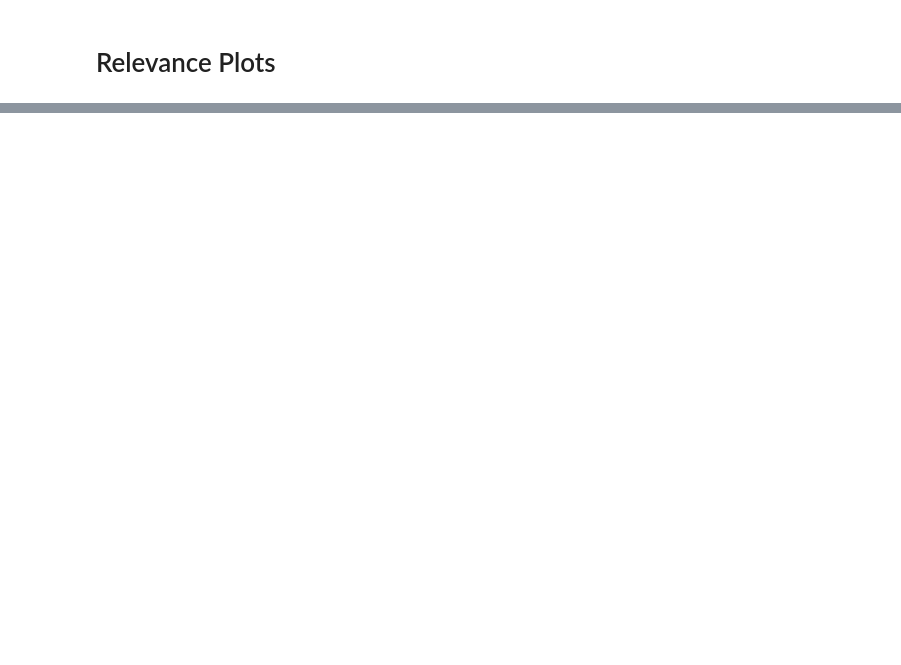
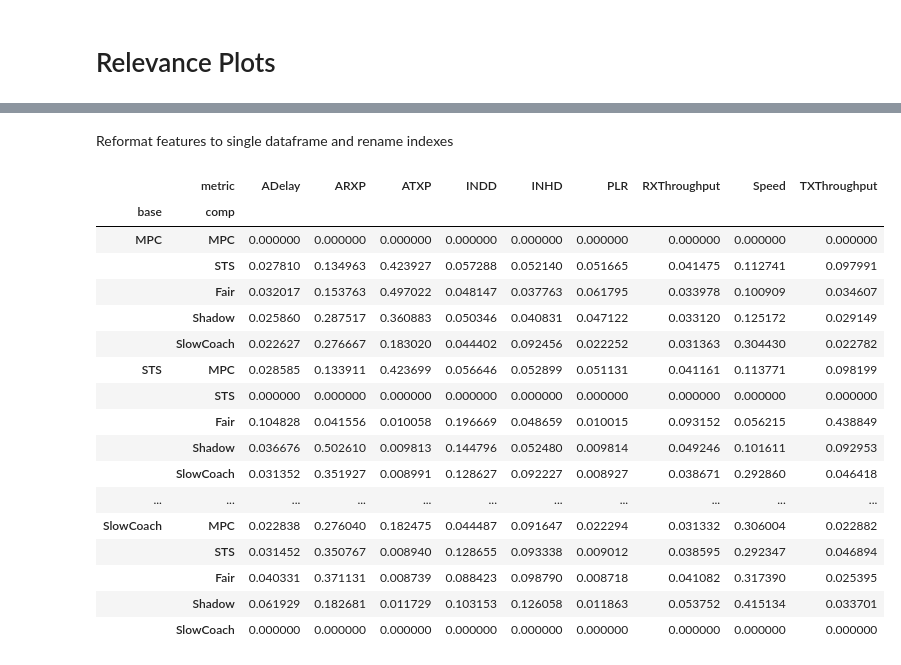
Before and after one commit to andrewbolster/aietes, a Jupyter notebook: scripts/notebooks/Chapters/Chapter 7.ipynb, the cells around one changed output, grey strips where cells are left out. Cells and saved outputs as stored; diff of their text form; code cells hidden in the pictures; blank space fills up the shorter version.

```diff
--- a/scripts/notebooks/Chapters/Chapter 7.ipynb
+++ b/scripts/notebooks/Chapters/Chapter 7.ipynb
@@ -71,0 +44,2 @@ dict(zip(metric_colour_map,[scalarMap.to_rgba(i) for i in range(len(metric_colou
+# %%
+outlier_feats =  target_weight_feature_extractor(outlier_weights)
@@ -71,0 +81,24 @@ dict(zip(metric_colour_map,[scalarMap.to_rgba(i) for i in range(len(metric_colou
+# %% [markdown]
+Reformat features to single dataframe and rename indexes
+# %%
+outlier_feats_formatted = format_features(outlier_feats)
+outlier_feats_formatted
+# %% [output]
+|  | metric | ADelay | ARXP | ATXP | INDD | INHD | PLR | RXThroughput | Speed | TXThroughput |
+| base | comp |  |  |  |  |  |  |  |  |  |
+| MPC | MPC | 0.000000 | 0.000000 | 0.000000 | 0.000000 | 0.000000 | 0.000000 | 0.000000 | 0.000000 | 0.000000 |
+|  | STS | 0.027810 | 0.134963 | 0.423927 | 0.057288 | 0.052140 | 0.051665 | 0.041475 | 0.112741 | 0.097991 |
+|  | Fair | 0.032017 | 0.153763 | 0.497022 | 0.048147 | 0.037763 | 0.061795 | 0.033978 | 0.100909 | 0.034607 |
+|  | Shadow | 0.025860 | 0.287517 | 0.360883 | 0.050346 | 0.040831 | 0.047122 | 0.033120 | 0.125172 | 0.029149 |
+|  | SlowCoach | 0.022627 | 0.276667 | 0.183020 | 0.044402 | 0.092456 | 0.022252 | 0.031363 | 0.304430 | 0.022782 |
+| STS | MPC | 0.028585 | 0.133911 | 0.423699 | 0.056646 | 0.052899 | 0.051131 | 0.041161 | 0.113771 | 0.098199 |
+|  | STS | 0.000000 | 0.000000 | 0.000000 | 0.000000 | 0.000000 | 0.000000 | 0.000000 | 0.000000 | 0.000000 |
+|  | Fair | 0.104828 | 0.041556 | 0.010058 | 0.196669 | 0.048659 | 0.010015 | 0.093152 | 0.056215 | 0.438849 |
+|  | Shadow | 0.036676 | 0.502610 | 0.009813 | 0.144796 | 0.052480 | 0.009814 | 0.049246 | 0.101611 | 0.092953 |
+|  | SlowCoach | 0.031352 | 0.351927 | 0.008991 | 0.128627 | 0.092227 | 0.008927 | 0.038671 | 0.292860 | 0.046418 |
+| ... | ... | ... | ... | ... | ... | ... | ... | ... | ... | ... |
+| SlowCoach | MPC | 0.022838 | 0.276040 | 0.182475 | 0.044487 | 0.091647 | 0.022294 | 0.031332 | 0.306004 | 0.022882 |
+|  | STS | 0.031452 | 0.350767 | 0.008940 | 0.128655 | 0.093338 | 0.009012 | 0.038595 | 0.292347 | 0.046894 |
+|  | Fair | 0.040331 | 0.371131 | 0.008739 | 0.088423 | 0.098790 | 0.008718 | 0.041082 | 0.317390 | 0.025395 |
+|  | Shadow | 0.061929 | 0.182681 | 0.011729 | 0.103153 | 0.126058 | 0.011863 | 0.053752 | 0.415134 | 0.033701 |
+|  | SlowCoach | 0.000000 | 0.000000 | 0.000000 | 0.000000 | 0.000000 | 0.000000 | 0.000000 | 0.000000 | 0.000000 |
```
Also changed, not shown: parts of 43 cells of this notebook, 8 other files.
